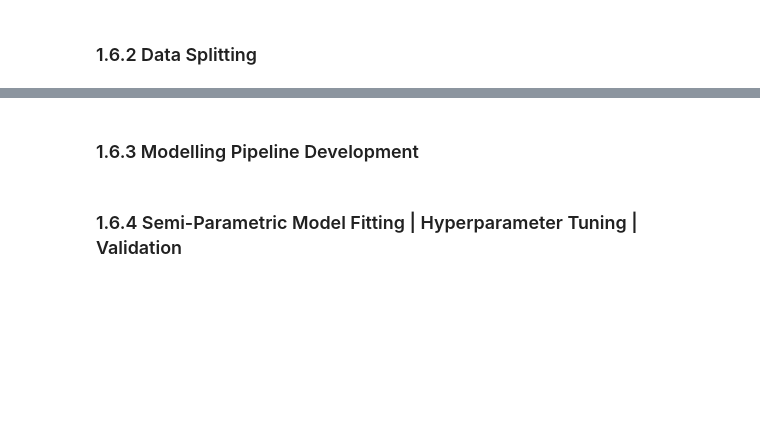
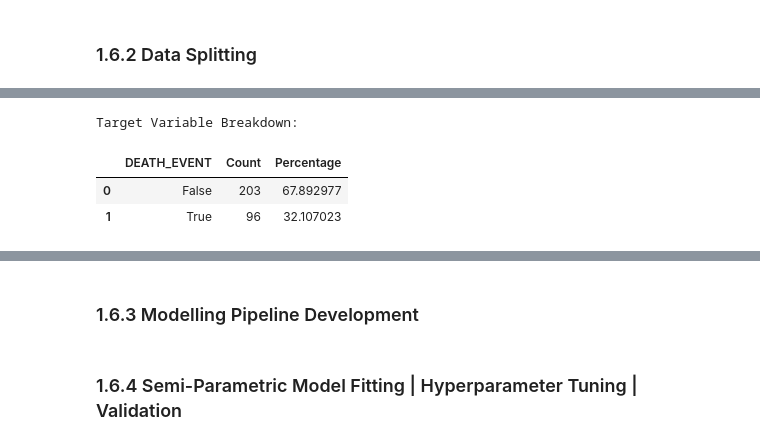
Before and after one commit to JohnPaulinePineda/Portfolio_Project_55, a Jupyter notebook: codes/EstimatingHeartFailureSurvivalRiskProfilesFromCardiovascularHematologicAndMetabolicMarkers.ipynb, the cells around one changed output, grey strips where cells are left out. Saved outputs shown, nothing was run; the diff lists cells and outputs as text; code cells hidden in the pictures; blank space fills up the shorter version.

```diff
--- a/codes/EstimatingHeartFailureSurvivalRiskProfilesFromCardiovascularHematologicAndMetabolicMarkers.ipynb
+++ b/codes/EstimatingHeartFailureSurvivalRiskProfilesFromCardiovascularHematologicAndMetabolicMarkers.ipynb
@@ -1343,2 +1395,8 @@ display(heart_failure_binned_numeric_lrtest_summary.sort_values(by=['LR.Test.PVa
 # %% [markdown]
 ### 1.6.2 Data Splitting <a class="anchor" id="1.6.2"></a>
+# %%
+##################################
+# Creating a dataset copy
+# of the filtered data
+##################################
+heart_failure_final = heart_failure_filtered.copy()
@@ -1344,0 +1413,10 @@ display(heart_failure_binned_numeric_lrtest_summary.sort_values(by=['LR.Test.PVa
+# %%
+print('Target Variable Breakdown: ')
+heart_failure_breakdown = heart_failure_final.groupby('DEATH_EVENT', observed=True).size().reset_index(name='Count')
+heart_failure_breakdown['Percentage'] = (heart_failure_breakdown['Count'] / len(heart_failure_final)) * 100
+display(heart_failure_breakdown)
+# %% [output]
+Target Variable Breakdown:
+|  | DEATH_EVENT | Count | Percentage |
+| 0 | False | 203 | 67.892977 |
+| 1 | True | 96 | 32.107023 |
```
Also changed, not shown: parts of 13 cells of this notebook, 13 other files.
